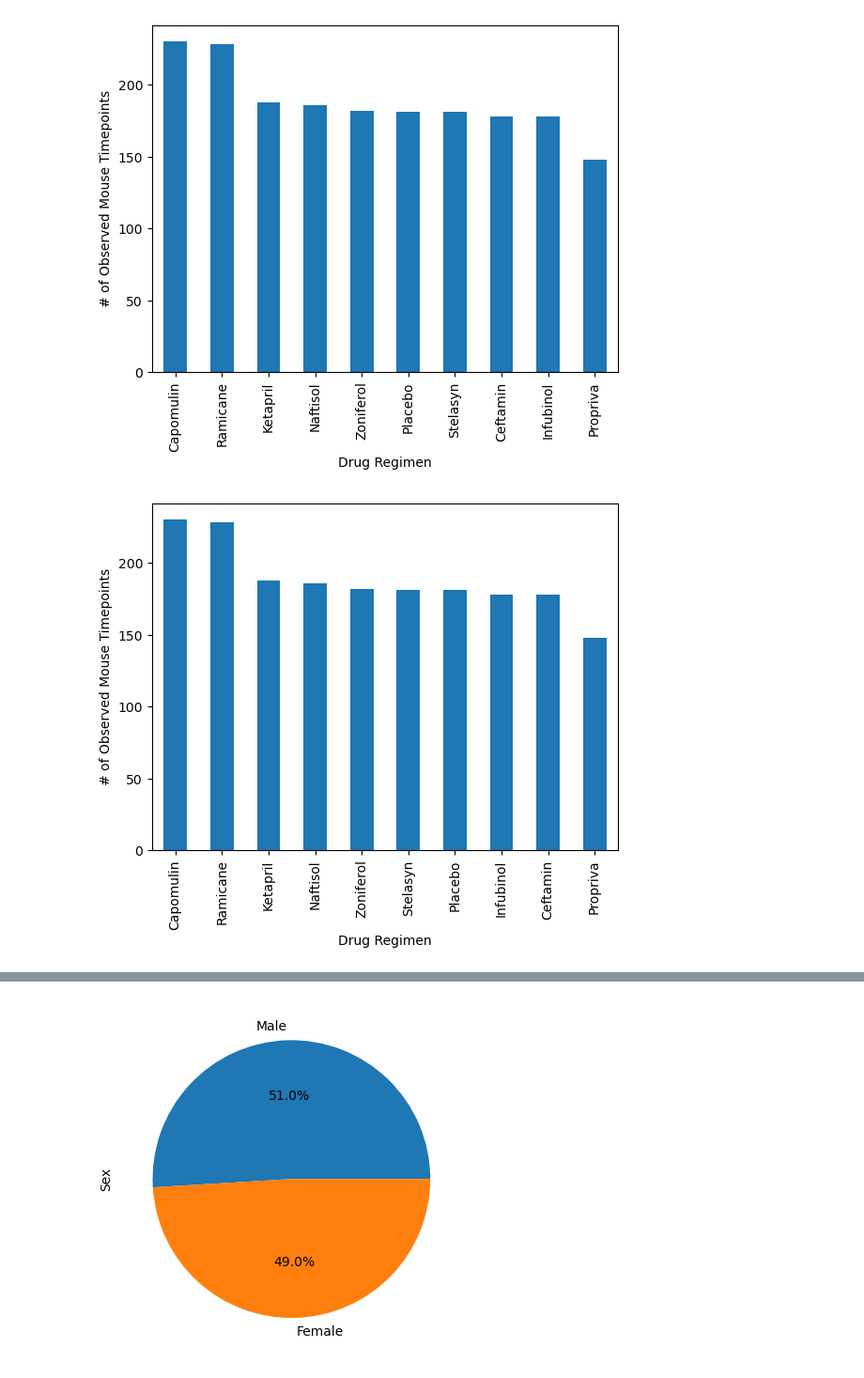
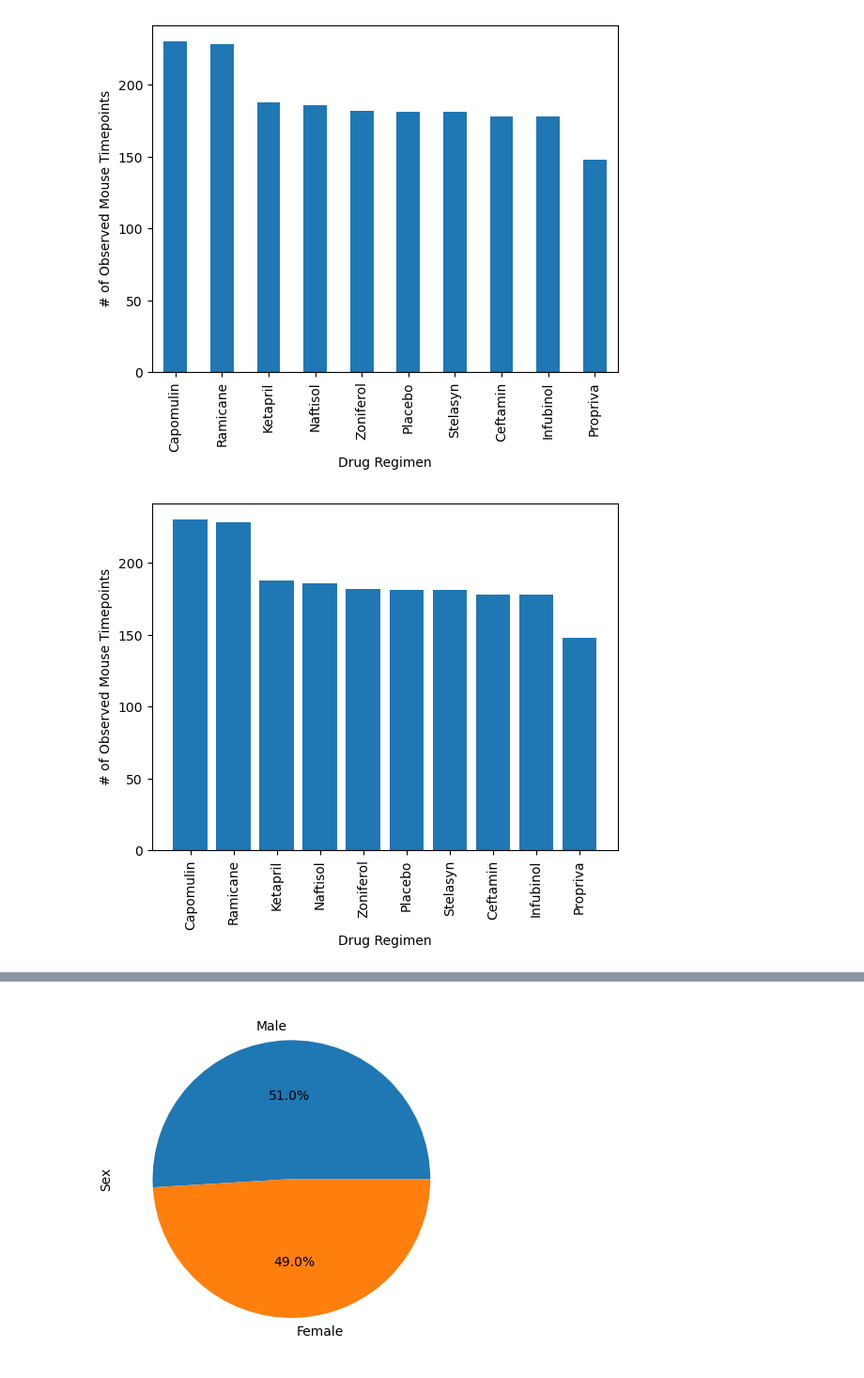
Before and after one commit to xoffvsg/matplotlib_challenge, a Jupyter notebook: Pymaceuticals/pymaceuticals_starter.ipynb, the cells around one changed output, grey strips where cells are left out. Shown: that part at 94% size. Saved outputs shown, nothing was run; the diff lists cells and outputs as text; code cells hidden in the pictures.

```diff
--- a/Pymaceuticals/pymaceuticals_starter.ipynb
+++ b/Pymaceuticals/pymaceuticals_starter.ipynb
@@ -190,6 +137,12 @@ drug_df['Drug Regimen'].count().sort_values(ascending=False).plot.bar().set_ylab
 Text(0, 0.5, '# of Observed Mouse Timepoints')
 [figure]
 # %%
-# Generate a bar plot showing the total number of rows (Mouse ID/Timepoints) for each drug regimen using Pandas.            # To be removed
+# Generate a bar plot showing the total number of rows (Mouse ID/Timepoints) for each drug regimen using pyplot.
+bar2_dic=drug_df['Drug Regimen'].count().sort_values(ascending=False).to_dict()
+plt.bar(bar2_dic.keys(),bar2_dic.values())
+plt.xticks(rotation=90)
+plt.xlabel("Drug Regimen")
+plt.ylabel('# of Observed Mouse Timepoints')
+plt.show()
 # %% [output]
-[figure, old version]
+[figure, new version]
```
Also changed, not shown: parts of 28 cells of this notebook.
